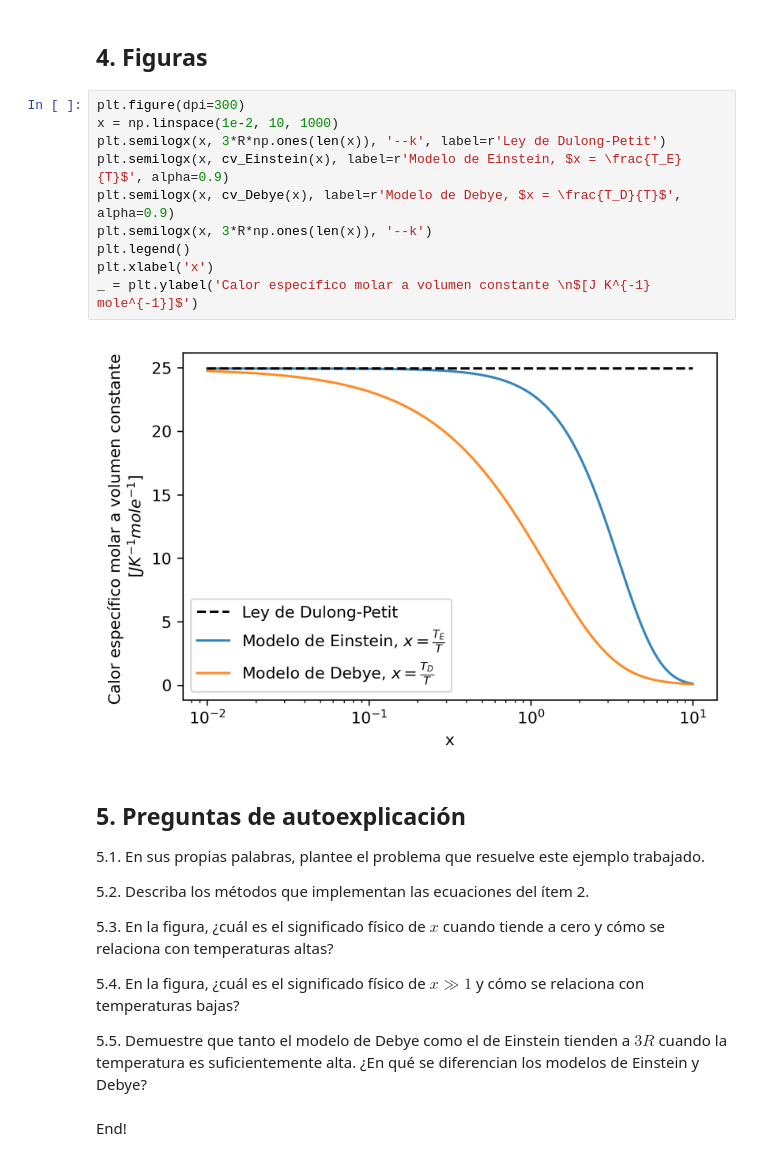
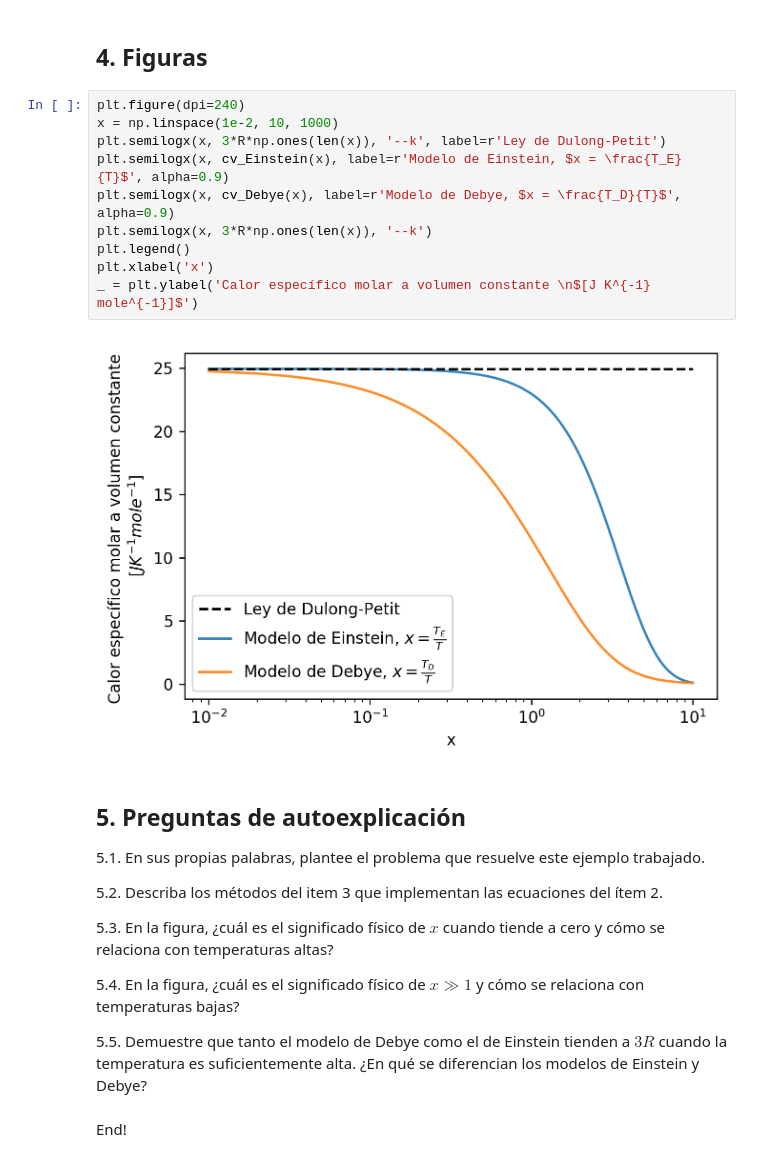
Before and after one commit to davidalejandromiranda/StatisticalPhysics, a Jupyter notebook: notebooks/es_CalorEspecificoSolidos.ipynb, the cells around one changed output. Cells and saved outputs as stored; diff of their text form.

```diff
--- a/notebooks/es_CalorEspecificoSolidos.ipynb
+++ b/notebooks/es_CalorEspecificoSolidos.ipynb
@@ -72,23 +72,23 @@ def cv_Debye(x):
 # %% [markdown]
 ## 4. Figuras
 # %%
-plt.figure(dpi=300)
+plt.figure(dpi=240)
 x = np.linspace(1e-2, 10, 1000)
 plt.semilogx(x, 3*R*np.ones(len(x)), '--k', label=r'Ley de Dulong-Petit')
 plt.semilogx(x, cv_Einstein(x), label=r'Modelo de Einstein, $x = \frac{T_E}{T}$', alpha=0.9)
 plt.semilogx(x, cv_Debye(x), label=r'Modelo de Debye, $x = \frac{T_D}{T}$', alpha=0.9)
 plt.semilogx(x, 3*R*np.ones(len(x)), '--k')
 plt.legend()
 plt.xlabel('x')
 _ = plt.ylabel('Calor específico molar a volumen constante \n$[J K^{-1} mole^{-1}]$')
 # %% [output]
-[figure, old version]
+[figure, new version]
 # %% [markdown]
 ## 5. Preguntas de autoexplicación
 
 5.1. En sus propias palabras, plantee el problema que resuelve este ejemplo trabajado.
 
-5.2. Describa los métodos que implementan las ecuaciones del ítem 2.
+5.2. Describa los métodos del item 3 que implementan las ecuaciones del ítem 2.
 
 5.3. En la figura, ¿cuál es el significado físico de $x$ cuando tiende a cero y cómo se relaciona con temperaturas altas?
 
```
